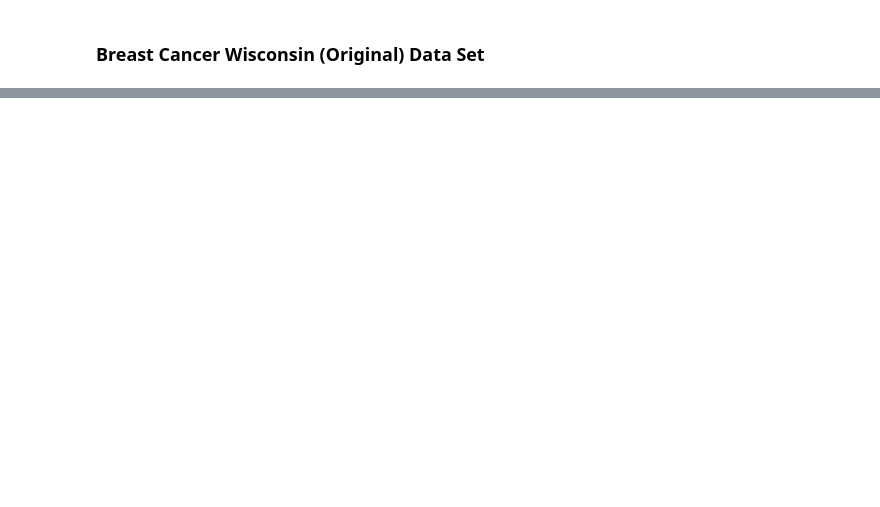
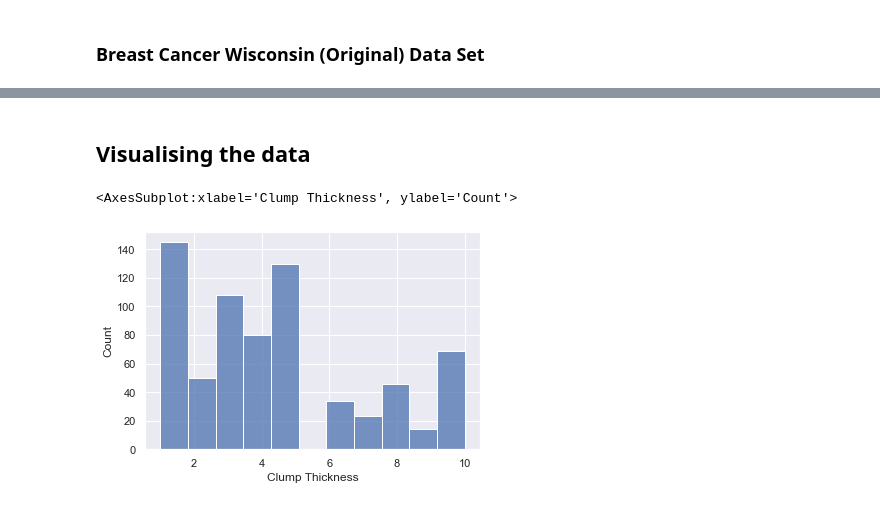
Before and after one commit to martincusack979/PFDA_Project_2, a Jupyter notebook: PFDA - Project 2/PFDA-Project-2.ipynb, the cells around one changed output, grey strips where cells are left out. Cells and saved outputs as stored; diff of their text form; code cells hidden in the pictures; blank space fills up the shorter version.

```diff
--- a/PFDA - Project 2/PFDA-Project-2.ipynb
+++ b/PFDA - Project 2/PFDA-Project-2.ipynb
@@ -52,0 +81,3 @@ As shown above the Original Data Set has 699 rows and 11 columns.  The first col
+# %%
+# remove first column as it does not contain any relevant info
+df1 = df.drop(columns=['Sample code number'])
@@ -52,0 +94,8 @@ As shown above the Original Data Set has 699 rows and 11 columns.  The first col
+# %% [markdown]
+## Visualising the data
+# %%
+# create seaborn histogram of each column
+sns.histplot(data=df1, x="Clump Thickness")
+# %% [output]
+<AxesSubplot:xlabel='Clump Thickness', ylabel='Count'>
+[figure, added]
```
Also changed, not shown: parts of 23 cells of this notebook, 1 other file.
